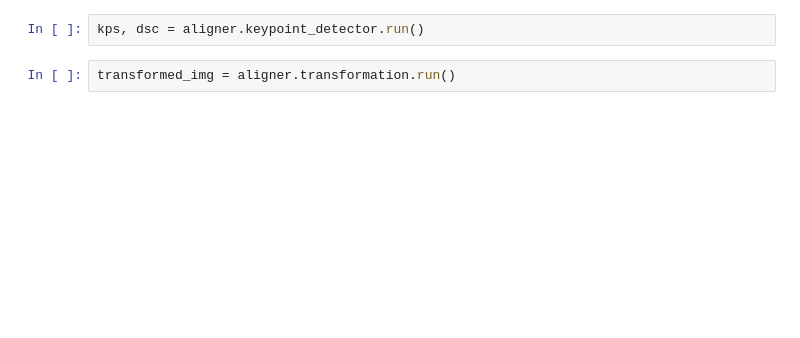
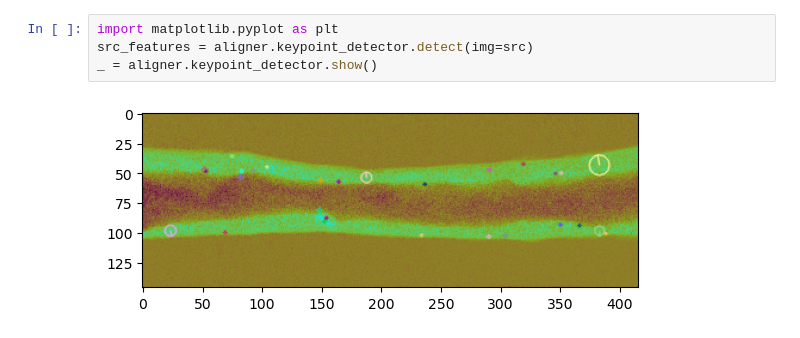
Before and after one commit to RakitaLabSoftware/dreidel, a Jupyter notebook: notebooks/aligner.ipynb, the cells around one changed output. Saved outputs shown, nothing was run; the diff lists cells and outputs as text; blank space fills up the shorter version.

```diff
--- a/notebooks/aligner.ipynb
+++ b/notebooks/aligner.ipynb
@@ -47,4 +36,6 @@ NameError: name 'aligner' is not defined
-# %%
-kps, dsc = aligner.keypoint_detector.run()
-# %%
-transformed_img = aligner.transformation.run()
+# %%
+import matplotlib.pyplot as plt
+src_features = aligner.keypoint_detector.detect(img=src)
+_ = aligner.keypoint_detector.show()
+# %% [output]
+[figure, added]
```
Also changed, not shown: parts of 9 cells of this notebook, 51 other files.
